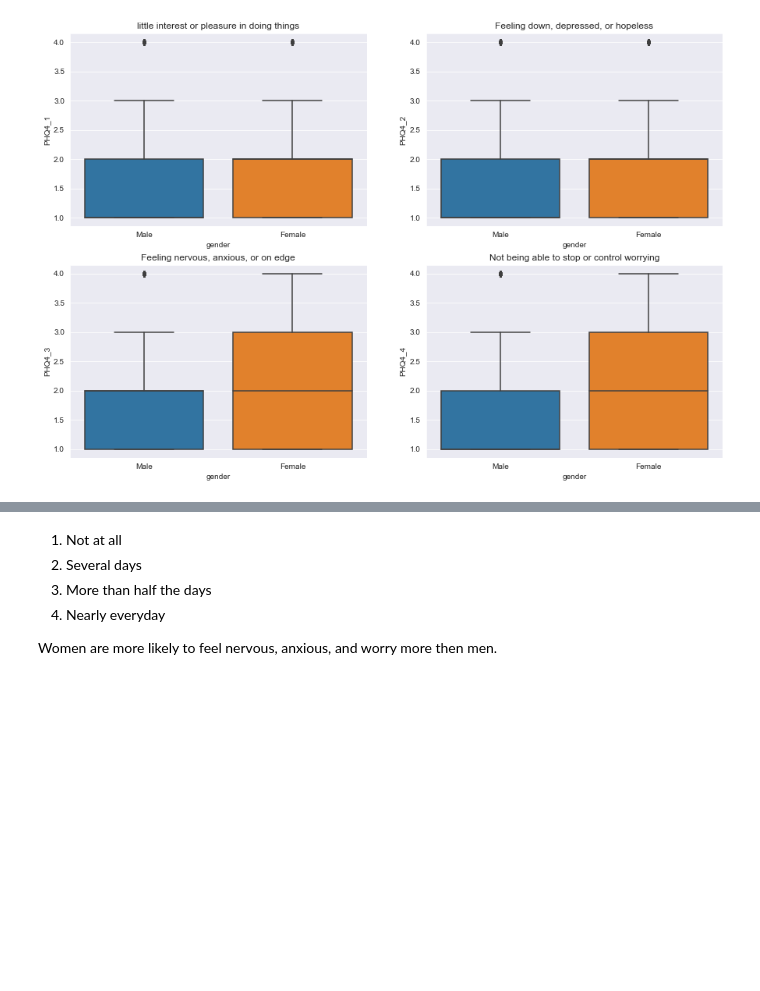
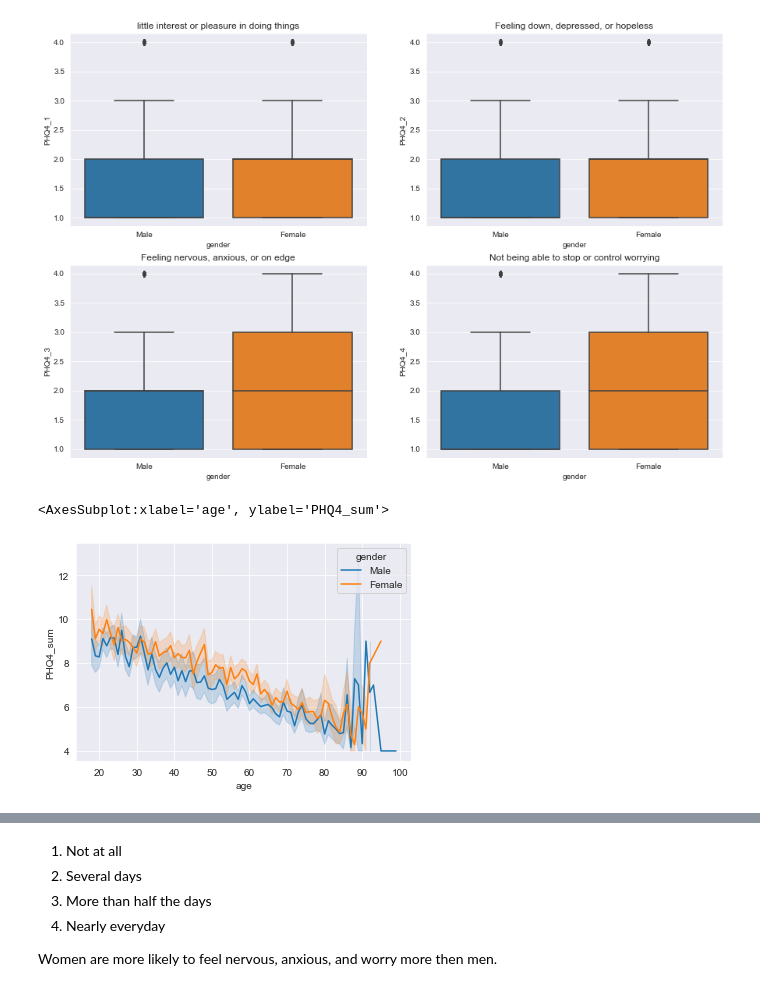
Before and after one commit to Fumikac/DSproject-covid-stress-impact, a Jupyter notebook: EDA.ipynb, the cells around one changed output, grey strips where cells are left out. Saved outputs shown, nothing was run; the diff lists cells and outputs as text; code cells hidden in the pictures; blank space fills up the shorter version.

Commit message:
add more plots

```diff
--- a/EDA.ipynb
+++ b/EDA.ipynb
@@ -182,3 +184,8 @@ axes[1,1].set_title("Not being able to stop or control worrying")
 # %% [output]
 Text(0.5, 1.0, 'Not being able to stop or control worrying')
 [figure]
+# %%
+sns.lineplot(x="age", y='PHQ4_sum', hue='gender', data=ucl_data)
+# %% [output]
+<AxesSubplot:xlabel='age', ylabel='PHQ4_sum'>
+[figure, added]
```
Also changed, not shown: parts of 6 cells of this notebook, 5 other files.
